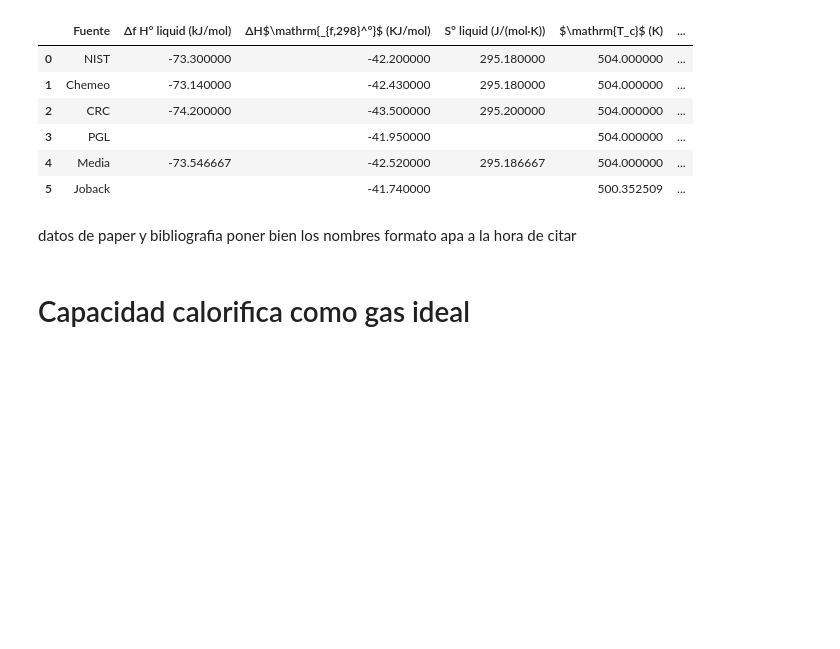
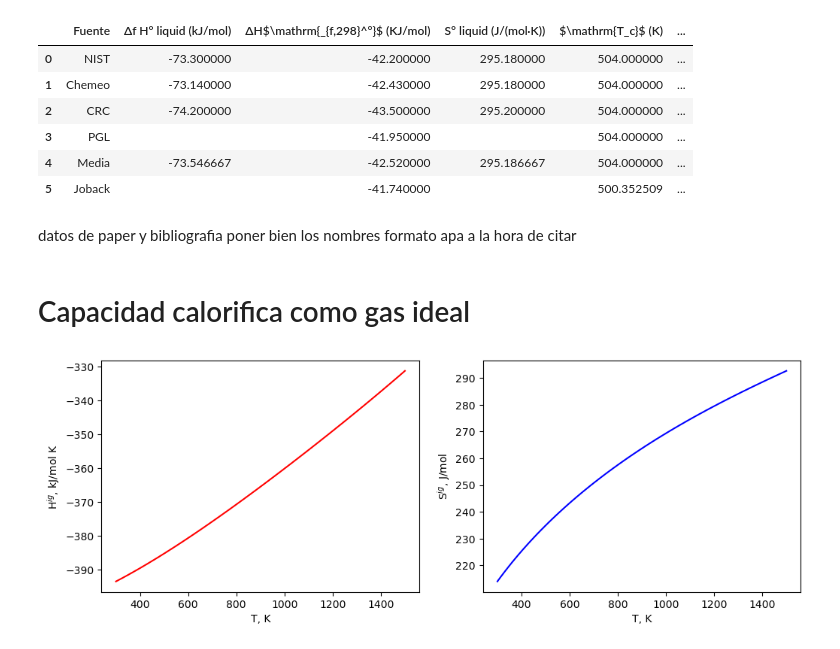
Before and after one commit to ChristianPh404/TQA, a Jupyter notebook: TQA.ipynb, the cells around one changed output. Cells and saved outputs as stored; diff of their text form; code cells hidden in the pictures; blank space fills up the shorter version.

```diff
--- a/TQA.ipynb
+++ b/TQA.ipynb
@@ -209,3 +210,90 @@ df
 datos de paper y bibliografia poner bien los nombres formato apa a la hora de citar
 # %% [markdown]
 # Capacidad calorifica como gas ideal
+# %%
+# Importar librerías necesarias
+
+#usar coeficientes calculados nuevos,
+
+import numpy as np
+import pandas as pd
+# Constantes y valores de referencia
+R=8.314
+T_R=298.15
+P_R=1e5
+# condciones
+T= 298
+P= 5e6
+# Datos tabulados
+S0 = 213.8
+DFH0 = -393.5e3
+# Crear la una variable con los coeficientes en el orden que aparecen en tablas
+ACP_tabla = np.array([19.8, 0.07344, -5.602e-5, 1.715e-8]) #Polinomio cp
+# Invertir para trabajar con polinomios en potencias en orden decreciente
+ACP = ACP_tabla[::-1]
+# Calculo entalpia
+ACPi = np.polyint(ACP);
+HIG = DFH0 + np.polyval(ACPi, T) - np.polyval(ACPi, T_R)
+# Calculo entropia
+ACPTi = np.polyint(ACP[0:-1])  # Para integrar el término independiente aparte
+SIG = S0 + ACP[-1] * np.log(T/T_R) + np.polyval(ACPTi, T)-np.polyval(ACPTi, T_R)-R*np.log(P/P_R)
+VIG = R*T/P
+GIG = HIG-T*SIG
+CPI={
+'Fuente': ['Analitico'],
+'ΔH$\mathrm{_{f,298}^°}$ (KJ/mol)': ['HIG'],
+'ΔS$\mathrm{_{f,298}^°}$ (J/mol)': ['SIG'],
+'V$\mathrm{_{f,298}^°}': ['VIG'],
+'ΔG$\mathrm{_{f,298}^°}$ (KJ/mol)': ['GIG'],
+}
+CPI
+import matplotlib.pyplot as plt
+# Importa librería para gráficos
+# Representa Hig y Sig
+T = np.linspace(300,1500,num=120)
+P = 100000
+# Calculo entalpia
+ACPi = np.polyint(ACP);
+HIG = DFH0 + np.polyval(ACPi, T) - np.polyval(ACPi, T_R)
+# Calculo entropia
+ACPTi = np.polyint(ACP[0:-1])  # Para integrar el término independiente aparte
+SIG = S0 + ACP[-1] * np.log(T/T_R) + np.polyval(ACPTi, T)-np.polyval(ACPTi, T_R)-R*np.log(P/P_R)
+VIG = R*T/P
+GIG = HIG-T*SIG
+fig, axes = plt.subplots(1, 2, figsize=(12, 4))
+axes[0].plot(T, HIG/1000, 'r', label="H^ig")
+axes[0].set_xlabel('T, K')
+axes[0].set_ylabel('H$^{ig}$, kJ/mol K')
+axes[1].plot(T, SIG, 'b', label="S^ig")
+axes[1].set_xlabel('T, K')
+axes[1].set_ylabel('S$^{ig}$, J/mol')
+plt.show()
+
+# Representa el resto de propiedades: Hig, Gig, Sig
+fig2, axes2 = plt.subplots(1, 2, figsize=(14, 4))
+# Figura un poco más ancha para que estén separadas
+axes2[0].plot(T, (HIG-R*T)/1000,  'b', label="U$^{ig}")
+axes2[0].set_xlabel('T, K')
+axes2[0].set_ylabel('U$^{ig}$, kJ/mol K')
+axes2[1].plot(T, HIG/1000, 'r', label="H^ig")
+axes2[1].plot(T, (HIG-T*SIG)/1000, 'k', label="G^ig")
+axes2[1].plot(T, SIG, 'b', label="S^ig")
+axes2[1].legend()
+axes2[1].set_xlabel('T, K')
+axes2[1].set_ylabel('H$^{ig}$, G$^{ig}$,S$^{ig}$, kJ/mol K')
+plt.show()
+# Crea el gráfico
+##el polinomio se ha calculado con los datos de joback ya que no existen datos para calcularlo
+temperaturas = [300, 400, 500, 600, 700, 800, 900, 1000, 1100, 1200, 1300, 1400, 1500]
+coeficientes = [-20.5570, 0.6528, -4.9420e-4, 1.6200e-7]
+
+# Evalúa el polinomio en las temperaturas dadas
+Cp = np.polyval(coeficientes, temperaturas)
+plt.plot(temperaturas, Cp)
+plt.xlabel('$T,K$')
+plt.ylabel('$C_p,J mol^{-1} K^{-1}$')
+plt.show()
+
+CPIc = pd.DataFrame(CPI)
+# %% [output]
+[figure, added]
```
Also changed, not shown: parts of 14 cells of this notebook.
